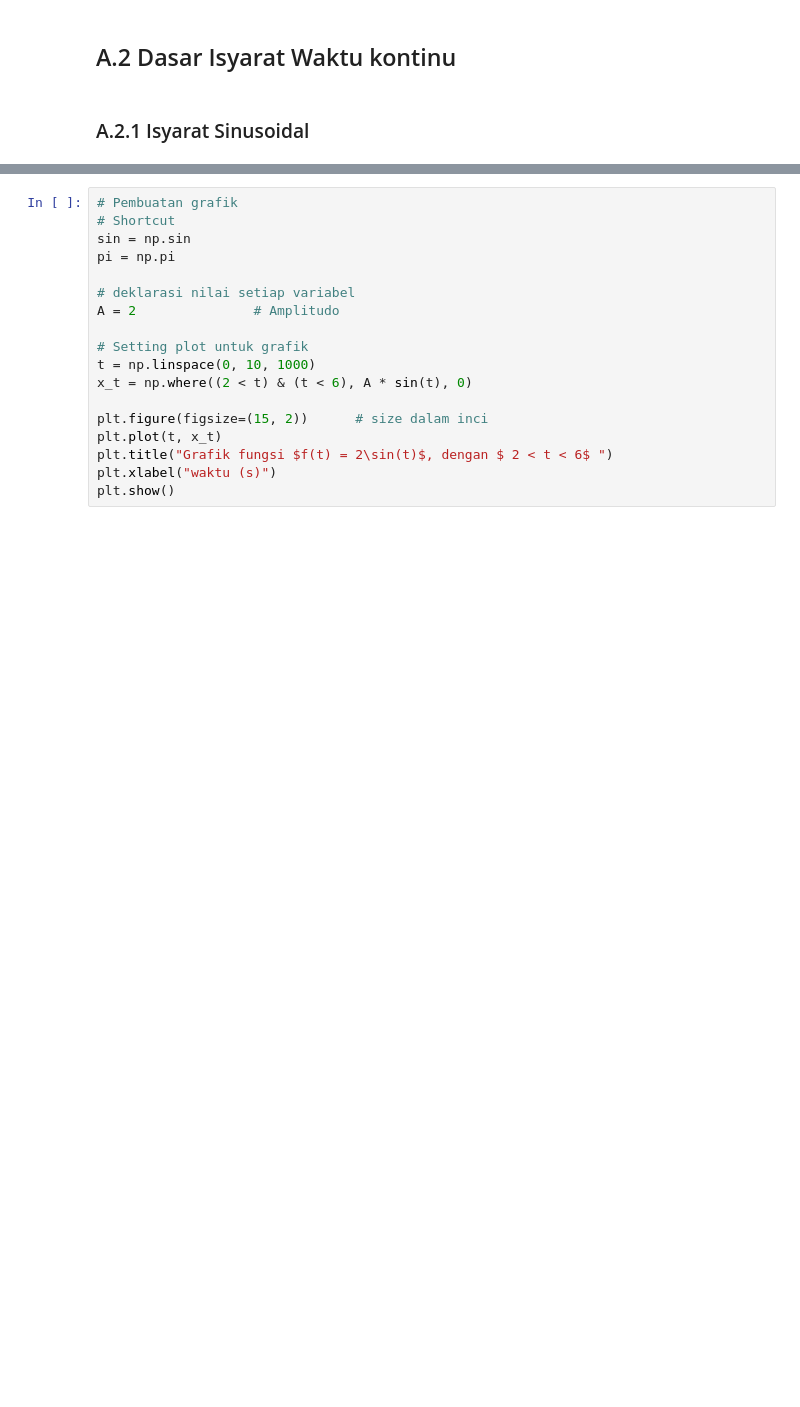
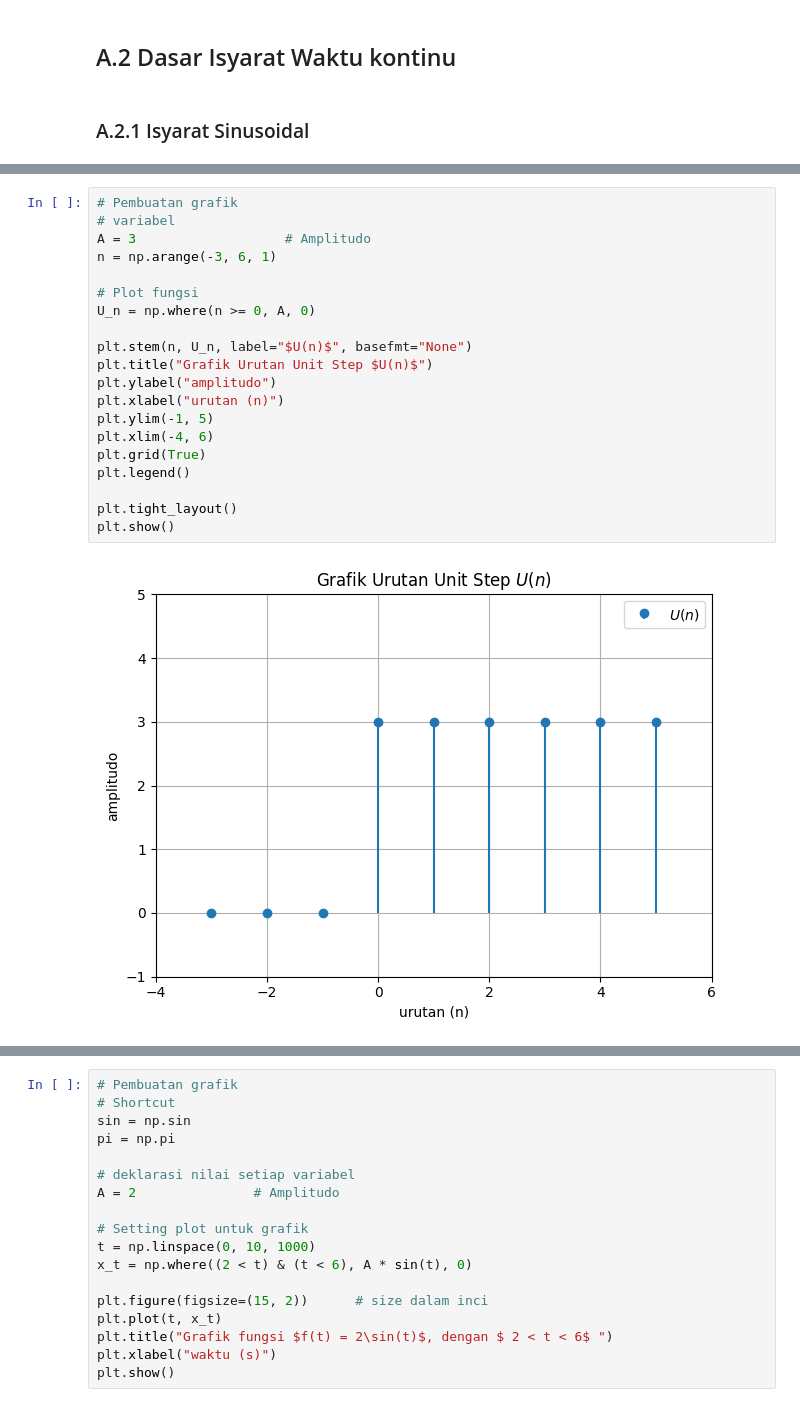
Before and after one commit to Dzuumirrah/Isyarat-dan-Sistem, a Jupyter notebook: Mid-term/answer-notebook.ipynb, the cells around one changed output, grey strips where cells are left out. Cells and saved outputs as stored; diff of their text form; blank space fills up the shorter version.

```diff
--- a/Mid-term/answer-notebook.ipynb
+++ b/Mid-term/answer-notebook.ipynb
@@ -126,0 +372,22 @@ $f(t) = 0,$ untuk $t$ lainnya.
+# %%
+# Pembuatan grafik
+# variabel
+A = 3                   # Amplitudo
+n = np.arange(-3, 6, 1)
+
+# Plot fungsi
+U_n = np.where(n >= 0, A, 0)
+
+plt.stem(n, U_n, label="$U(n)$", basefmt="None")
+plt.title("Grafik Urutan Unit Step $U(n)$")
+plt.ylabel("amplitudo")
+plt.xlabel("urutan (n)")
+plt.ylim(-1, 5)
+plt.xlim(-4, 6)
+plt.grid(True)
+plt.legend()
+
+plt.tight_layout()
+plt.show()
+# %% [output]
+[figure, added]
```
Also changed, not shown: parts of 71 cells of this notebook, 1 other file.
